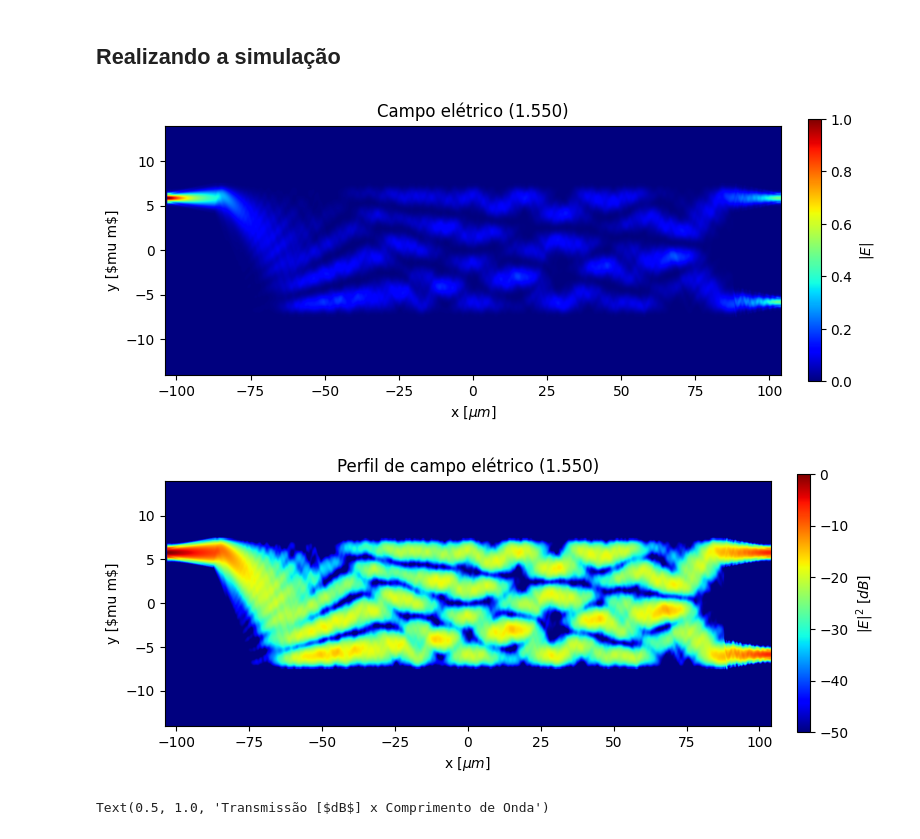
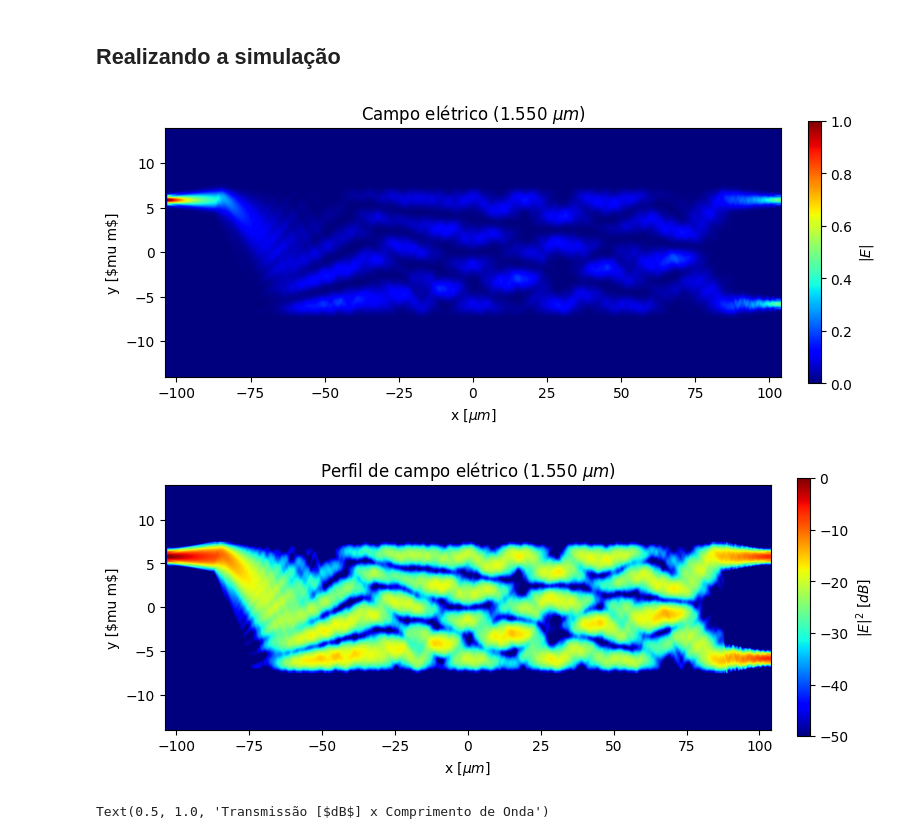
Before and after one commit to LucasGabrielMelo/Capacita-o---Fot-nica, a Jupyter notebook: APIPython/MMI/Otimização_2/MMI_FDTD_2.ipynb, the cells around one changed output. Cells and saved outputs as stored; diff of their text form; code cells hidden in the pictures.

```diff
--- a/APIPython/MMI/Otimização_2/MMI_FDTD_2.ipynb
+++ b/APIPython/MMI/Otimização_2/MMI_FDTD_2.ipynb
@@ -240,22 +240,22 @@ ymax = np.max(y_efield) / um
 # %%
 # Escala linear
 fig = plt.figure(figsize=(8,8))
 
 ax = fig.add_subplot(111)
 
 im = ax.imshow(np.rot90(eField[:,:,indxLambda]/np.max(eField[:,:,indxLambda])), cmap='jet', extent=[xmin, xmax, ymin, ymax], vmin = 0, vmax = 1)
 
 colorbar = plt.colorbar(im, fraction = 0.02, pad =0.04, label = r'$|E|$')
 
 ax.set_xlabel(r'x [$\mu m$]')
 ax.set_ylabel(r'y [\$mu m$]')
-ax.set_title(r'Campo elétrico (%4.3f)' %(wavelength_array[indxLambda]/um))
+ax.set_title(r'Campo elétrico (%4.3f $\mu m$)' %(wavelength_array[indxLambda, 0]/um))
 ax.set_aspect(3)
 
 plt.tight_layout()
 plt.show()
 # %% [output]
-[figure, old version]
+[figure, new version]
 # %%
 eFiled2 = np.power(eField[:,:,indxLambda], 2)
 eField2 = eFiled2 / np.max(eFiled2)
@@ -271,13 +271,13 @@ colorbar = plt.colorbar(im, fraction = 0.02, pad =0.04, label = r'$|E|^2$ $[dB]$
 
 ax.set_xlabel(r'x [$\mu m$]')
 ax.set_ylabel(r'y [\$mu m$]')
-ax.set_title(r'Perfil de campo elétrico (%4.3f)' %(wavelength_array[indxLambda]/um))
+ax.set_title(r'Perfil de campo elétrico (%4.3f $\mu m$)' %(wavelength_array[indxLambda, 0]/um))
 ax.set_aspect(3)
 
 plt.tight_layout()
 plt.show()
 # %% [output]
-[figure, old version]
+[figure, new version]
 # %%
 #Transmissão do dispositivo em cada porta
 
```
